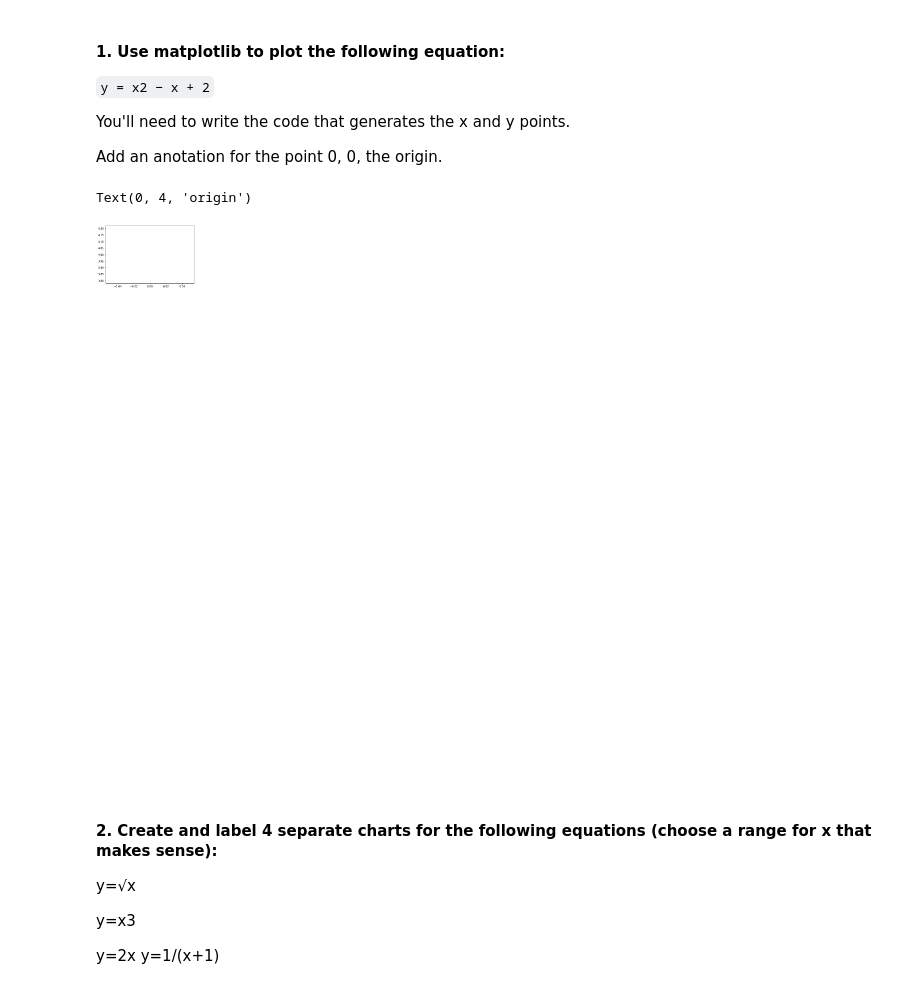
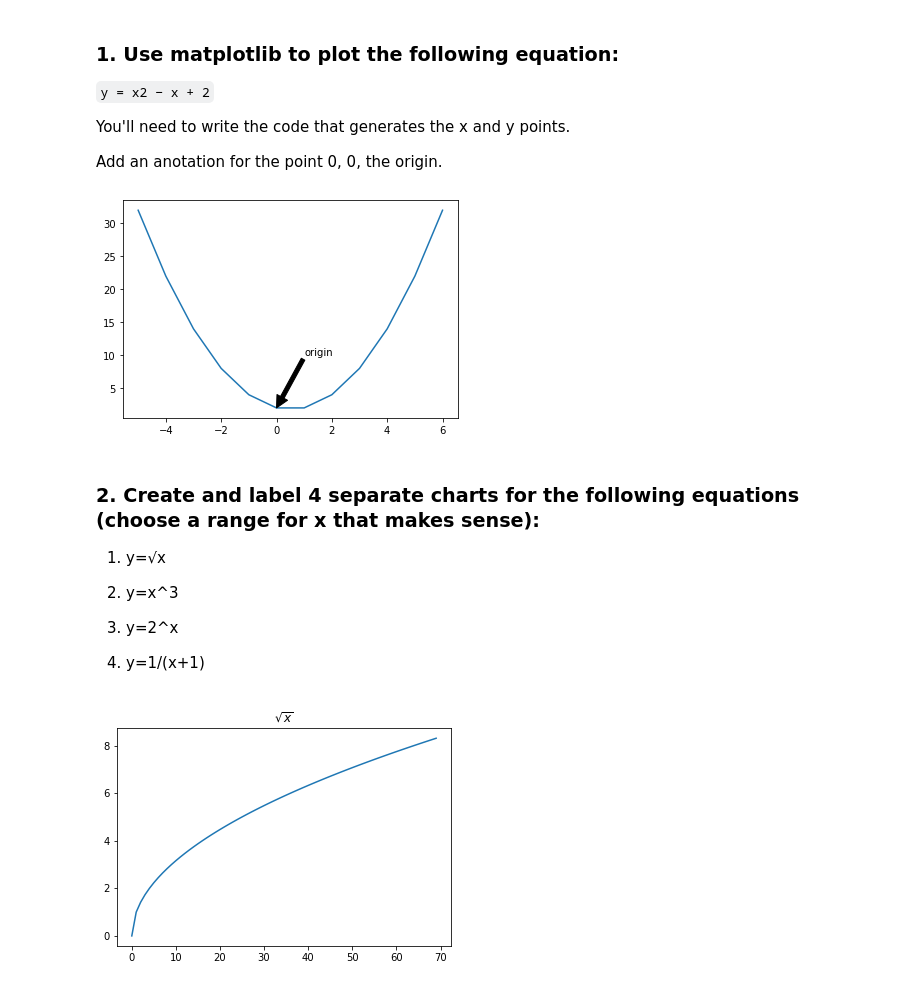
Before and after one commit to joann-balraj/numpy-pandas-visualization-exercises, a Jupyter notebook: matplotlib_exercises.ipynb, the cells around one changed output. Drawn from its saved outputs; the diff is of its cells as text; code cells hidden in the pictures.

```diff
--- a/matplotlib_exercises.ipynb
+++ b/matplotlib_exercises.ipynb
@@ -1,5 +1,5 @@
 # %% [markdown]
-#### 1. Use matplotlib to plot the following equation:
+### 1. Use matplotlib to plot the following equation:
 
 `y = x2 − x + 2`
 
@@ -8,21 +8,23 @@ You'll need to write the code that generates the x and y points.
 Add an anotation for the point 0, 0, the origin.
 # %%
 import matplotlib.pyplot as plt
-y = x**2 - x + 2
-plt.plot(y)
+x = range(-5, 7)
+y = [(n ** 2 - n + 2) for n in x]
+
+plt.plot(x,y)
 plt.annotate('origin',
-             xy = (0,0),
-             xytext = (0, 4),
-             arrowprops = dict(facecolor = 'black'))
+             xy = (0, 2),
+             xytext = (1, 10),
+             arrowprops = dict(facecolor = 'black'));
 # %% [output]
-Text(0, 4, 'origin')
-[figure, old version]
+[figure, new version]
 # %% [markdown]
-#### 2. Create and label 4 separate charts for the following equations (choose a range for x that makes sense):
+### 2. Create and label 4 separate charts for the following equations (choose a range for x that makes sense):
 
-y=√x
+1. y=√x
 
-y=x3
+2. y=x^3
 
-y=2x
-y=1/(x+1)
+3. y=2^x
+
+4. y=1/(x+1)
@@ -28,0 +37,8 @@ y=1/(x+1)
+# %%
+# 1.
+x1 = [x1 * 1 for x1 in range(0,70)]
+y1 = [math.sqrt(x1) for x1 in x1]
+plt.plot(x1,y1)
+plt.title('$\sqrt{x}$');
+# %% [output]
+[figure, added]
```
Also changed, not shown: parts of 8 cells of this notebook, 1 other file.
